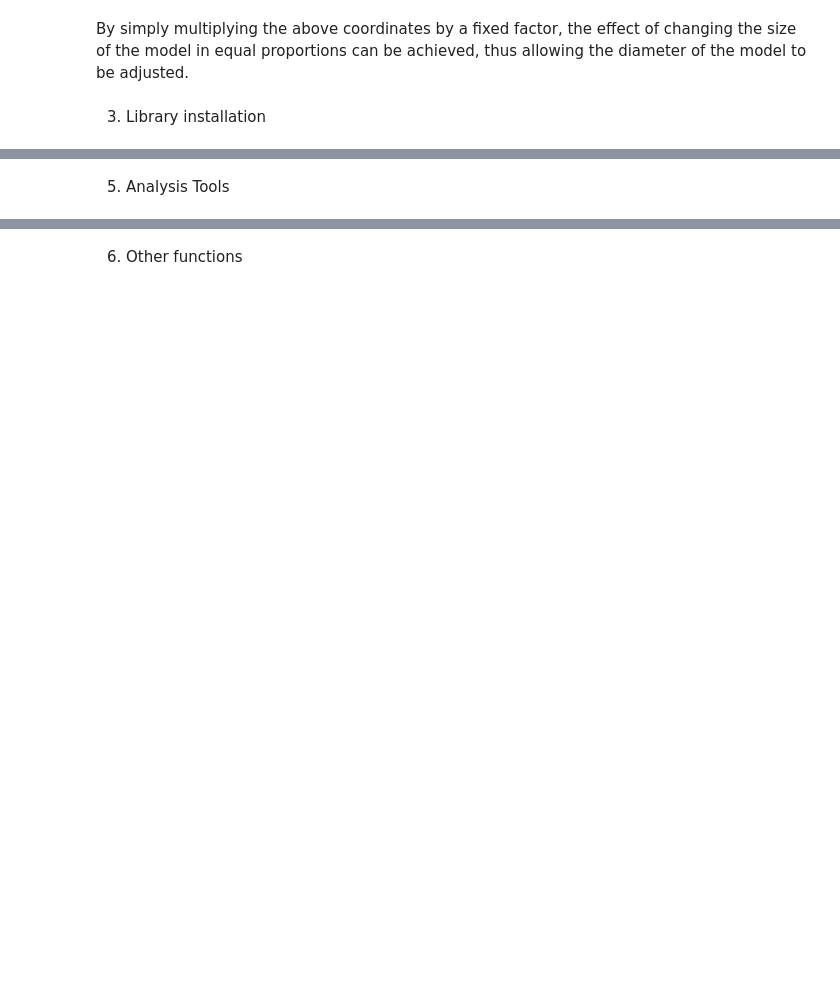
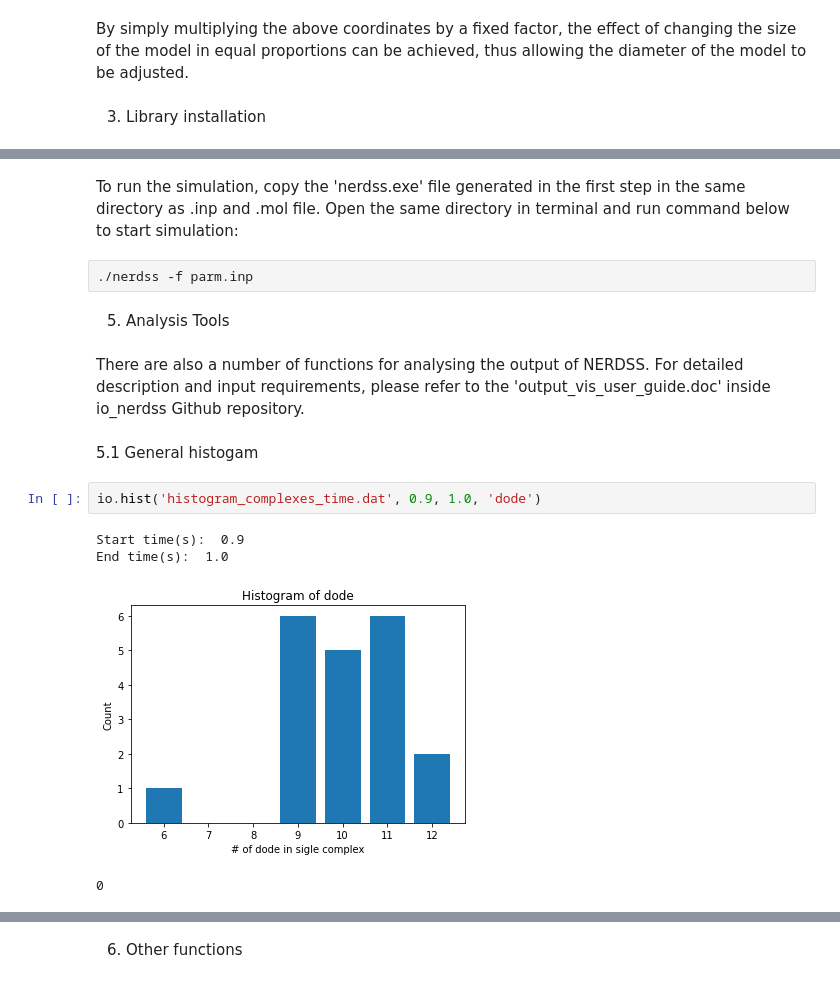
Before and after one commit to jonathanfischer97/ionerdss, a Jupyter notebook: Tutorial/NERDSSioTutorial.ipynb, the cells around one changed output, grey strips where cells are left out. Saved outputs shown, nothing was run; the diff lists cells and outputs as text; blank space fills up the shorter version.

```diff
--- a/Tutorial/NERDSSioTutorial.ipynb
+++ b/Tutorial/NERDSSioTutorial.ipynb
@@ -25,2 +50,17 @@ By simply multiplying the above coordinates by a fixed factor, the effect of cha
+# %% [markdown]
+To run the simulation, copy the 'nerdss.exe' file generated in the first step in the same directory as .inp and .mol file. Open the same directory in terminal and run command below to start simulation:
+# %% [raw]
+./nerdss -f parm.inp
 # %% [markdown]
 5. Analysis Tools
+# %% [markdown]
+There are also a number of functions for analysing the output of NERDSS. For detailed description and input requirements, please refer to the 'output_vis_user_guide.doc' inside io_nerdss Github repository.
+# %% [markdown]
+5.1 General histogam
+# %%
+io.hist('histogram_complexes_time.dat', 0.9, 1.0, 'dode')
+# %% [output]
+Start time(s):  0.9
+End time(s):  1.0
+[figure, added]
+0
```
Also changed, not shown: parts of 28 cells of this notebook, 6 other files.
